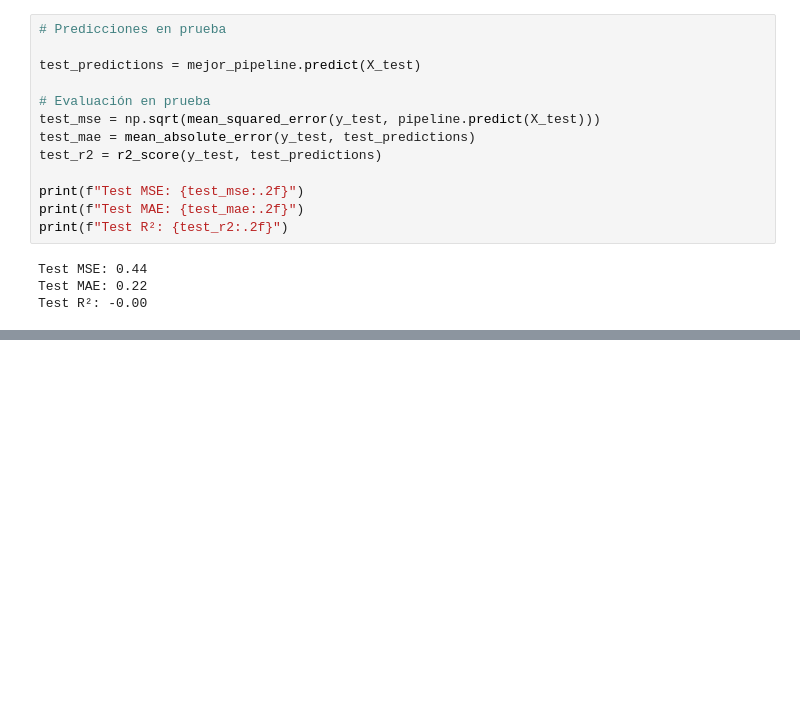
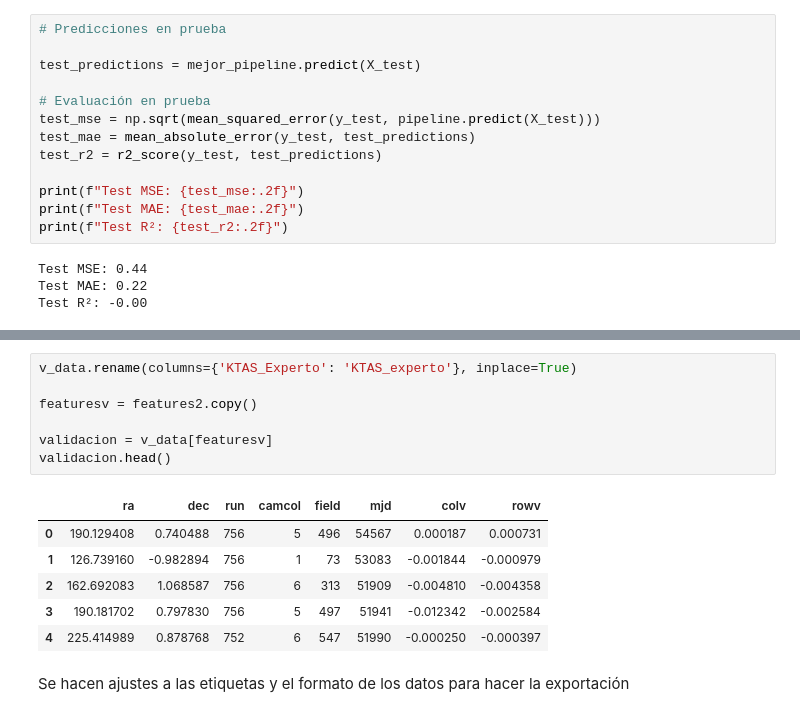
Before and after one commit to Paulina-A-V/Laboratorio, a Jupyter notebook: notebook lab 1.ipynb, the cells around one changed output, grey strips where cells are left out. Saved outputs shown, nothing was run; the diff lists cells and outputs as text; blank space fills up the shorter version.

```diff
--- a/notebook lab 1.ipynb
+++ b/notebook lab 1.ipynb
@@ -538,0 +572,16 @@ Test R²: -0.00
+# %%
+v_data.rename(columns={'KTAS_Experto': 'KTAS_experto'}, inplace=True)
+
+featuresv = features2.copy()
+
+validacion = v_data[featuresv]
+validacion.head()
+# %% [output]
+|  | ra | dec | run | camcol | field | mjd | colv | rowv |
+| 0 | 190.129408 | 0.740488 | 756 | 5 | 496 | 54567 | 0.000187 | 0.000731 |
+| 1 | 126.739160 | -0.982894 | 756 | 1 | 73 | 53083 | -0.001844 | -0.000979 |
+| 2 | 162.692083 | 1.068587 | 756 | 6 | 313 | 51909 | -0.004810 | -0.004358 |
+| 3 | 190.181702 | 0.797830 | 756 | 5 | 497 | 51941 | -0.012342 | -0.002584 |
+| 4 | 225.414989 | 0.878768 | 752 | 6 | 547 | 51990 | -0.000250 | -0.000397 |
+# %% [markdown]
+Se hacen ajustes a las etiquetas y el formato de los datos para hacer la exportación
```
Also changed, not shown: parts of 14 cells of this notebook, 3 other files.
